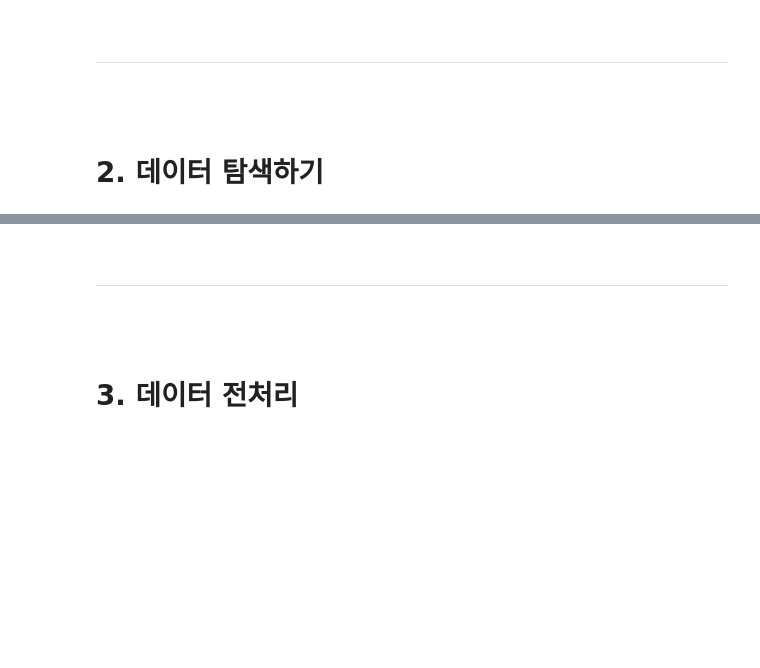
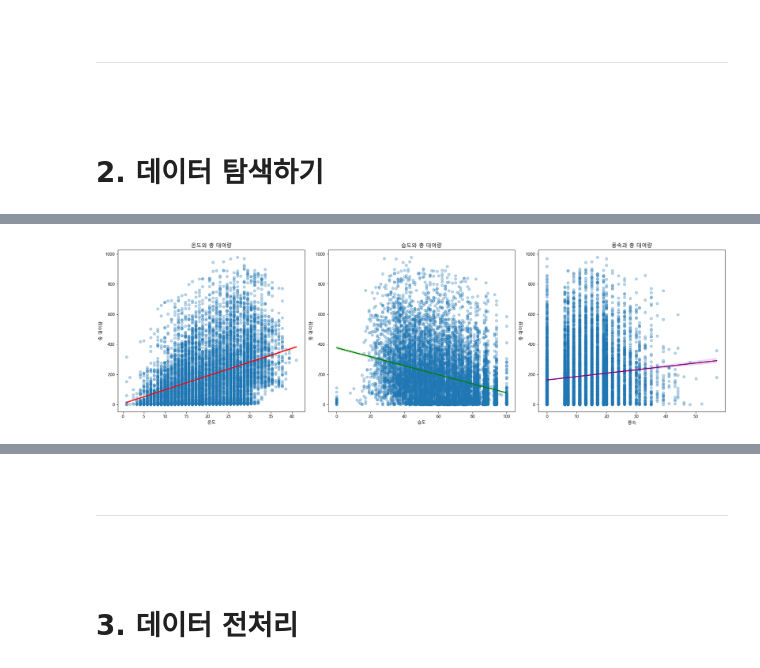
Before and after one commit to 2rlo0/hipython_rep, a Jupyter notebook: 39_bike대여량예측모델.ipynb, the cells around one changed output, grey strips where cells are left out. Drawn from its saved outputs; the diff is of its cells as text; code cells hidden in the pictures; blank space fills up the shorter version.

```diff
--- a/39_bike대여량예측모델.ipynb
+++ b/39_bike대여량예측모델.ipynb
@@ -77,0 +156,26 @@ train_df.describe()
+# %%
+# 3. 수치형 변수와 'count' 간의 관계 시각화
+fig, axes = plt.subplots(nrows=1, ncols=3, figsize=(20, 6))
+
+# 1) 온도(temp)와 대여량
+sns.regplot(x='temp', y='count', data=train_df, ax=axes[0], scatter_kws={'alpha':0.3},line_kws={'color': 'red'})
+axes[0].set_title('온도와 총 대여량')
+axes[0].set_xlabel('온도')
+axes[0].set_ylabel('총 대여량')
+
+# 2) 습도(humidity)와 대여량
+sns.regplot(x='humidity', y='count', data=train_df, ax=axes[1], scatter_kws={'alpha':0.3}, line_kws={'color': 'green'})
+axes[1].set_title('습도와 총 대여량')
+axes[1].set_xlabel('습도')
+axes[1].set_ylabel('총 대여량')
+
+# 3) 풍속(windspeed)과 대여량
+sns.regplot(x='windspeed', y='count', data=train_df, ax=axes[2], scatter_kws={'alpha':0.3}, line_kws={'color': 'purple'})
+axes[2].set_title('풍속과 총 대여량')
+axes[2].set_xlabel('풍속')
+axes[2].set_ylabel('총 대여량')
+
+plt.tight_layout()
+plt.show()
+# %% [output]
+[figure, added]
```
Also changed, not shown: parts of 40 cells of this notebook, 1 other file.
